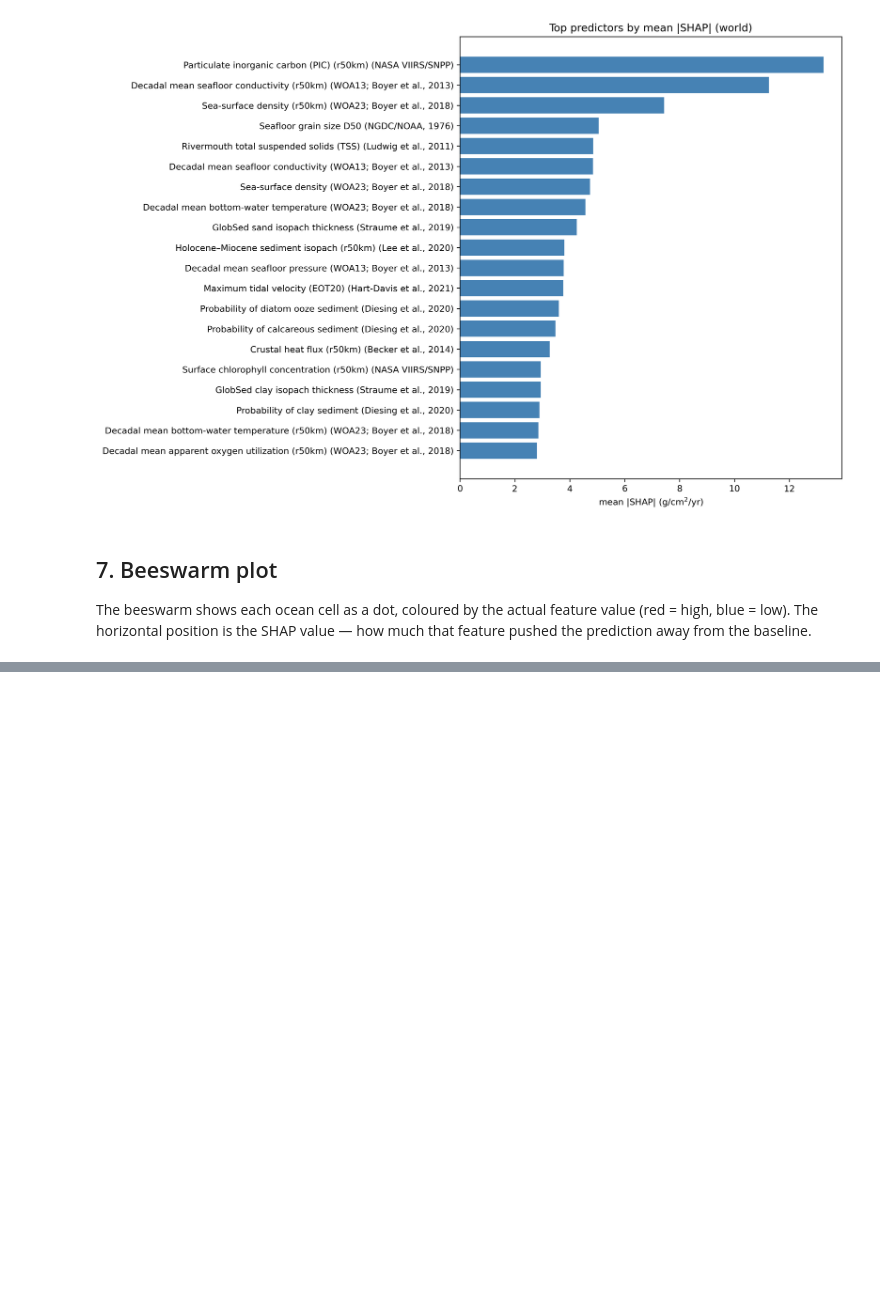
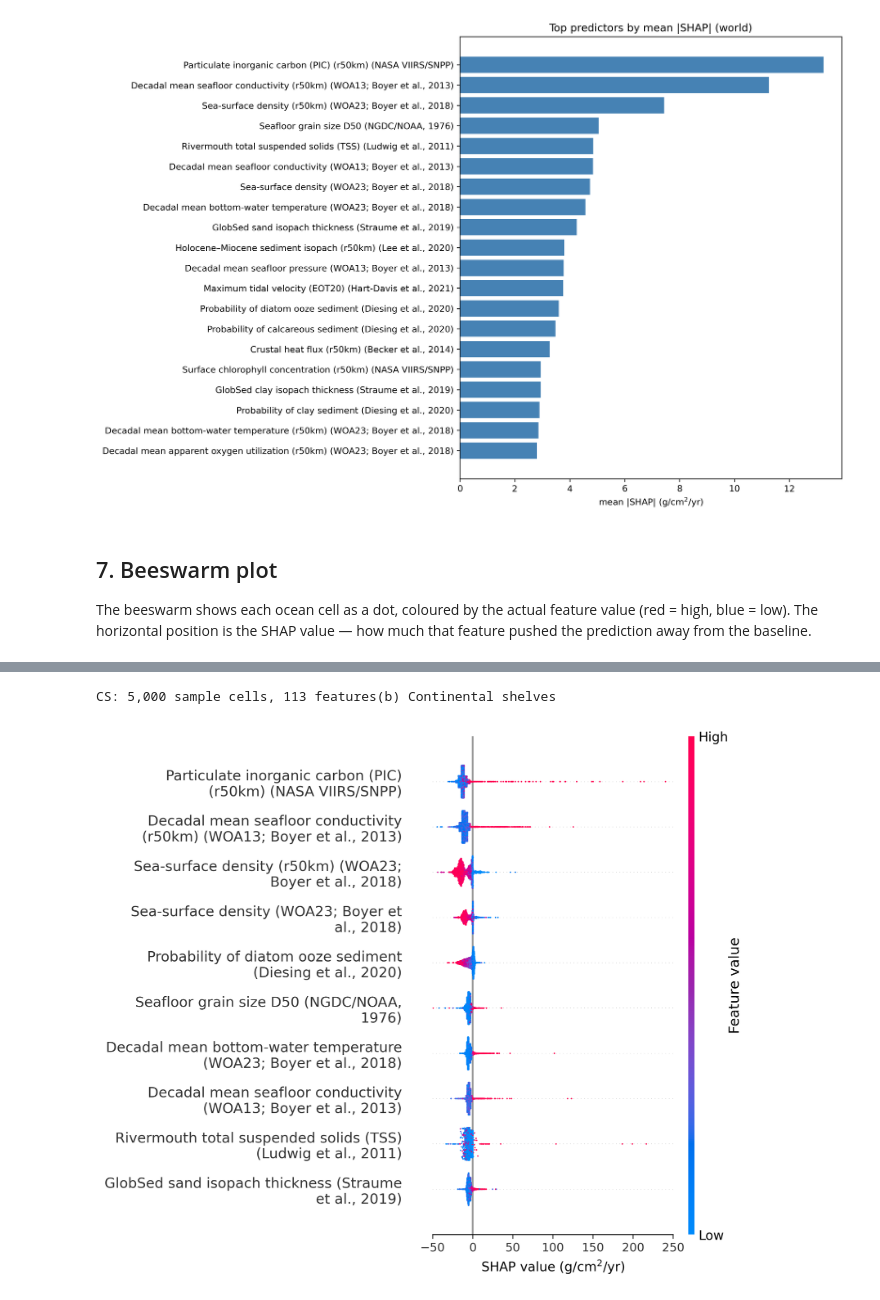
Before and after one commit to paramnav/mtl-mar, a Jupyter notebook: notebooks/explain_shap_values.ipynb, the cells around one changed output, grey strips where cells are left out. Saved outputs shown, nothing was run; the diff lists cells and outputs as text; code cells hidden in the pictures; blank space fills up the shorter version.

```diff
--- a/notebooks/explain_shap_values.ipynb
+++ b/notebooks/explain_shap_values.ipynb
@@ -398,0 +498,24 @@ Done.
+# %%
+# (b) Continental shelves beeswarm — matches paper Fig. 4b
+shap_vals_cs = np.load(SHAP_DIRS["CS"] / "shap_values_plot_sample.npy")
+feat_vals_cs = np.load(SHAP_DIRS["CS"] / "shap_features_plot_sample.npy")
+print(f"CS: {shap_vals_cs.shape[0]:,} sample cells, {shap_vals_cs.shape[1]} features")
+
+shap_summary_plot_with_layout(
+    shap_vals_cs,
+    pd.DataFrame(feat_vals_cs, columns=display_names),
+    feature_names=display_names,
+    plot_size=(7.4, 7.0),
+    feature_frac=0.42,
+    beeswarm_frac=0.40,
+    y_labelsize=12,
+    dot_size=1.5,
+    xlabel=SHAP_XLABEL,
+    save_path=str(out_dir / "shap_values_CS_new.png"),
+    max_display=10,
+)
+print("(b) Continental shelves")
+display(Image(filename=str(out_dir / "shap_values_CS_new.png"), width=700))
+# %% [output]
+CS: 5,000 sample cells, 113 features(b) Continental shelves
+[figure, added]
```
Also changed, not shown: parts of 6 cells of this notebook.
